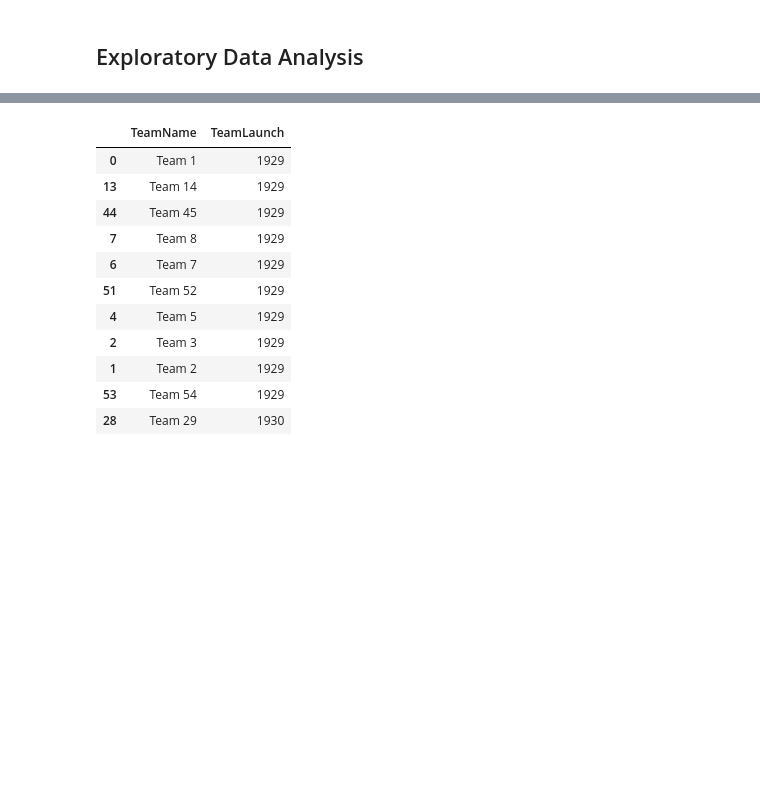
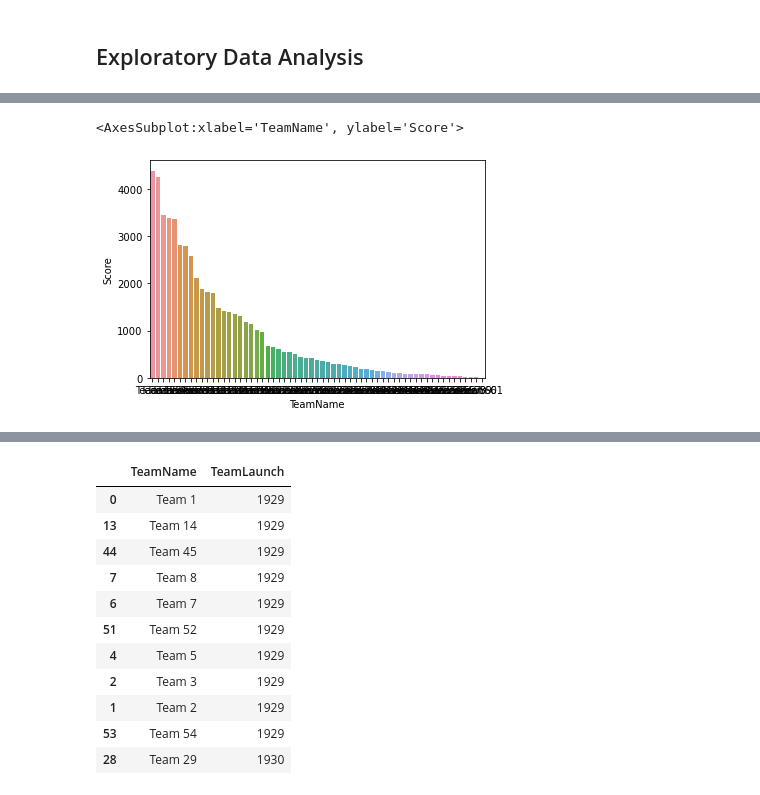
Before and after one commit to SelvamRaju/Applied-Statistics, a Jupyter notebook: Part-Two.ipynb, the cells around one changed output, grey strips where cells are left out. Saved outputs shown, nothing was run; the diff lists cells and outputs as text; code cells hidden in the pictures; blank space fills up the shorter version.

```diff
--- a/Part-Two.ipynb
+++ b/Part-Two.ipynb
@@ -184,0 +195,6 @@ plt.show()
+# %%
+#Barplot Team Vs Score
+sns.barplot(data=gameData, x='TeamName', y='Score')
+# %% [output]
+<AxesSubplot:xlabel='TeamName', ylabel='Score'>
+[figure, added]
```
Also changed, not shown: parts of 9 cells of this notebook.
